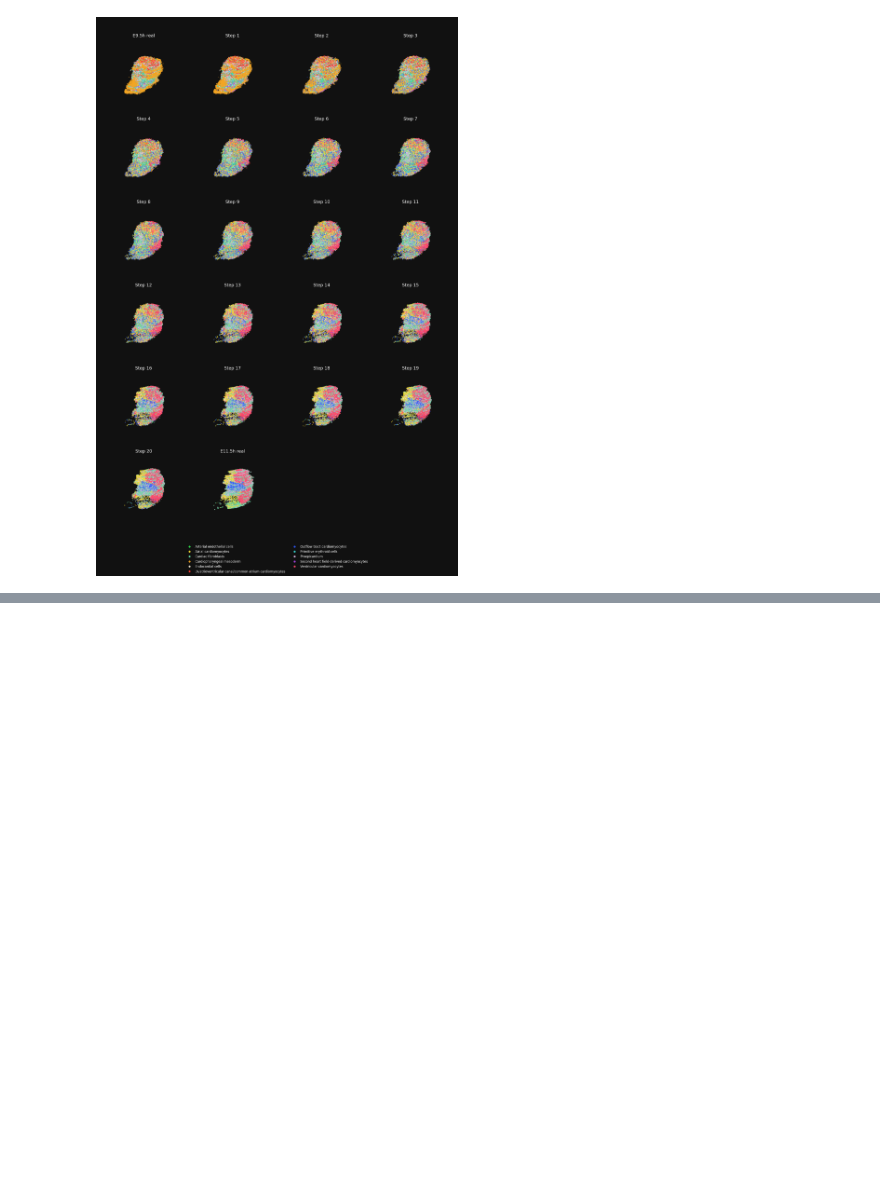
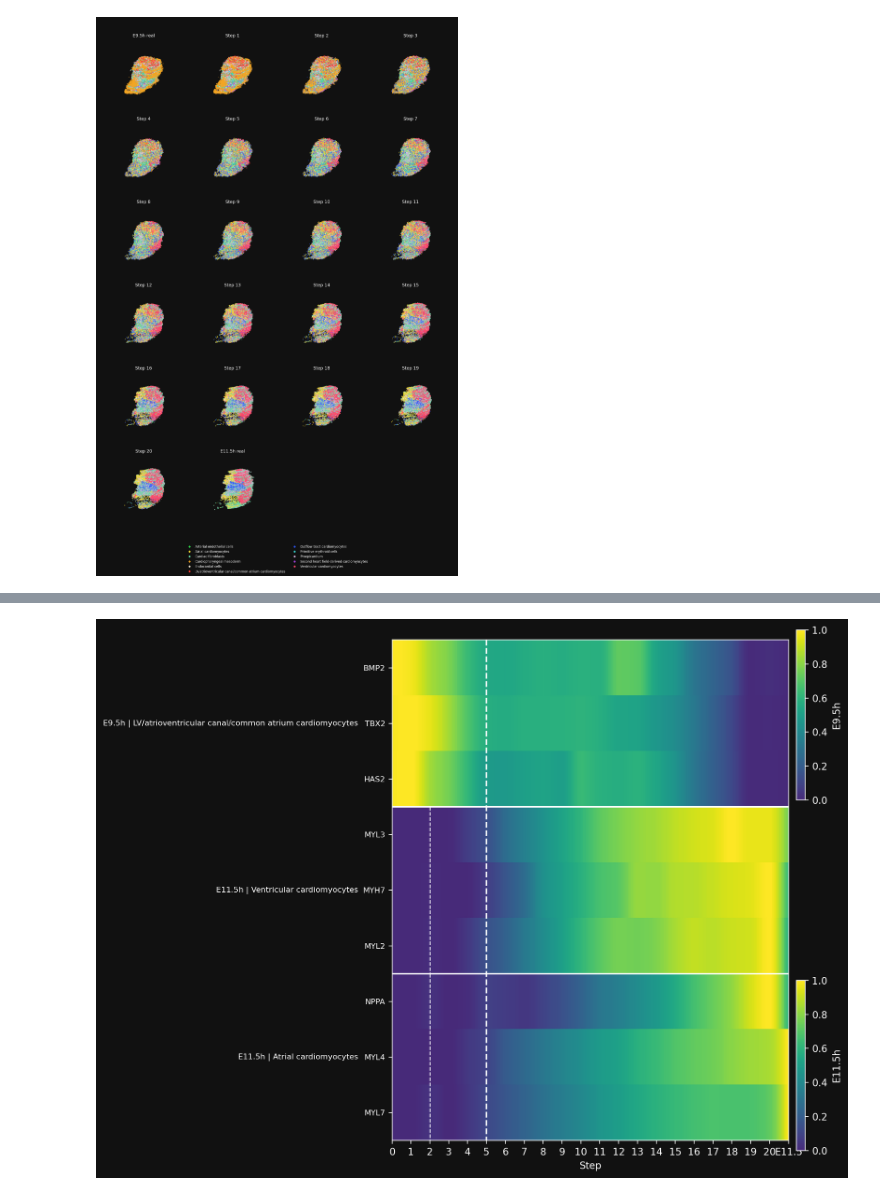
Before and after one commit to YjZhou16/stVirtual, a Jupyter notebook: experiments/Mcardiac/results.ipynb, the cells around one changed output, grey strips where cells are left out. Cells and saved outputs as stored; diff of their text form; code cells hidden in the pictures; blank space fills up the shorter version.

Commit message:
Add result figures and perturbation result notebooks to tutorial

```diff
--- a/experiments/Mcardiac/results.ipynb
+++ b/experiments/Mcardiac/results.ipynb
@@ -60,0 +97,69 @@ plt.show()
+# %%
+
+# Interpolate the saved 0-1 trajectories for display only.
+frames_dense = np.linspace(frames.min(), frames.max(), len(frames) * 12)
+heat_display = np.vstack([
+    np.clip(PchipInterpolator(frames, row, extrapolate=False)(frames_dense), 0, 1)
+    for row in heat_scaled
+])
+cmap = colors.LinearSegmentedColormap.from_list(
+    "viridis_truncated", plt.colormaps["viridis"](np.linspace(0.12, 1, 256)),
+)
+norm = colors.Normalize(vmin=0, vmax=1)
+with plt.rc_context({"font.family": "DejaVu Sans", "text.color": "white",
+                     "axes.labelcolor": "white", "xtick.color": "white",
+                     "ytick.color": "white"}):
+    marker_fig, ax = plt.subplots(figsize=(12, 8), dpi=200)
+    marker_fig.patch.set_facecolor("#111111")
+    ax.set_facecolor("#111111")
+    ax.imshow(
+        cmap(norm(heat_display)), aspect="auto", interpolation="nearest",
+        extent=[frames_dense.min(), frames_dense.max(), len(marker_info) - 0.5, -0.5],
+    )
+    ax.set_xticks(frames)
+    ax.set_xticklabels([str(f) if f < 21 else "E11.5" for f in frames])
+    ax.set_xlabel("Step")
+    ax.set_yticks(np.arange(len(marker_info)))
+    ax.set_yticklabels(marker_info["gene"].tolist(), fontsize=8)
+    blocks = []
+    for (block, layer), group in marker_info.groupby(
+        ["block", "source_layer"], sort=False,
+    ):
+        start, end = int(group.index.min()), int(group.index.max())
+        blocks.append((block, layer, start, end))
+        ax.text(
+            frames_dense.min() - 1.8, (start + end) / 2,
+            f"{block} | {layer}", ha="right", va="center", fontsize=8, color="white",
+        )
+    for _, _, _, end in blocks[:-1]:
+        ax.hlines(end + 0.5, frames.min(), frames.max(), colors="white", linewidth=1.6)
+    ax.vlines(5, -0.5, len(marker_info) - 0.5, colors="white",
+              linestyles="--", linewidth=1.6, alpha=0.95)
+    for _, layer, start, end in blocks:
+        if layer in ["Ventricular cardiomyocytes", "Atrial cardiomyocytes"]:
+            positive = (np.nan_to_num(heat_raw[start:end + 1], nan=0) > 0).any(axis=0)
+            if positive.any():
+                ax.vlines(frames[np.argmax(positive)], start - 0.5, end + 0.5,
+                          colors="white", linestyles="--", linewidth=1, alpha=0.9)
+    for location, offset, label in [
+        ("upper left", 0.02, "E9.5h"), ("lower left", -0.02, "E11.5h"),
+    ]:
+        cax = inset_axes(
+            ax, width="2.2%", height="34%", loc=location,
+            bbox_to_anchor=(1.02, offset, 1, 1),
+            bbox_transform=ax.transAxes, borderpad=0,
+        )
+        bar = marker_fig.colorbar(mpl.cm.ScalarMappable(norm=norm, cmap=cmap), cax=cax)
+        bar.set_label(label, rotation=90, color="white")
+        cax.tick_params(colors="white")
+    marker_fig.subplots_adjust(left=0.43, right=0.90, top=0.95, bottom=0.06)
+    for text in marker_fig.findobj(Text):
+        text.set_color("white")
+    for axes in marker_fig.axes:
+        for spine in axes.spines.values():
+            spine.set_color("white")
+    assert all(colors.to_rgba(t.get_color()) == (1, 1, 1, 1)
+               for t in marker_fig.findobj(Text))
+    plt.show()
+# %% [output]
+[figure, added]
```
Also changed, not shown: parts of 6 cells of this notebook, 51 other files.
